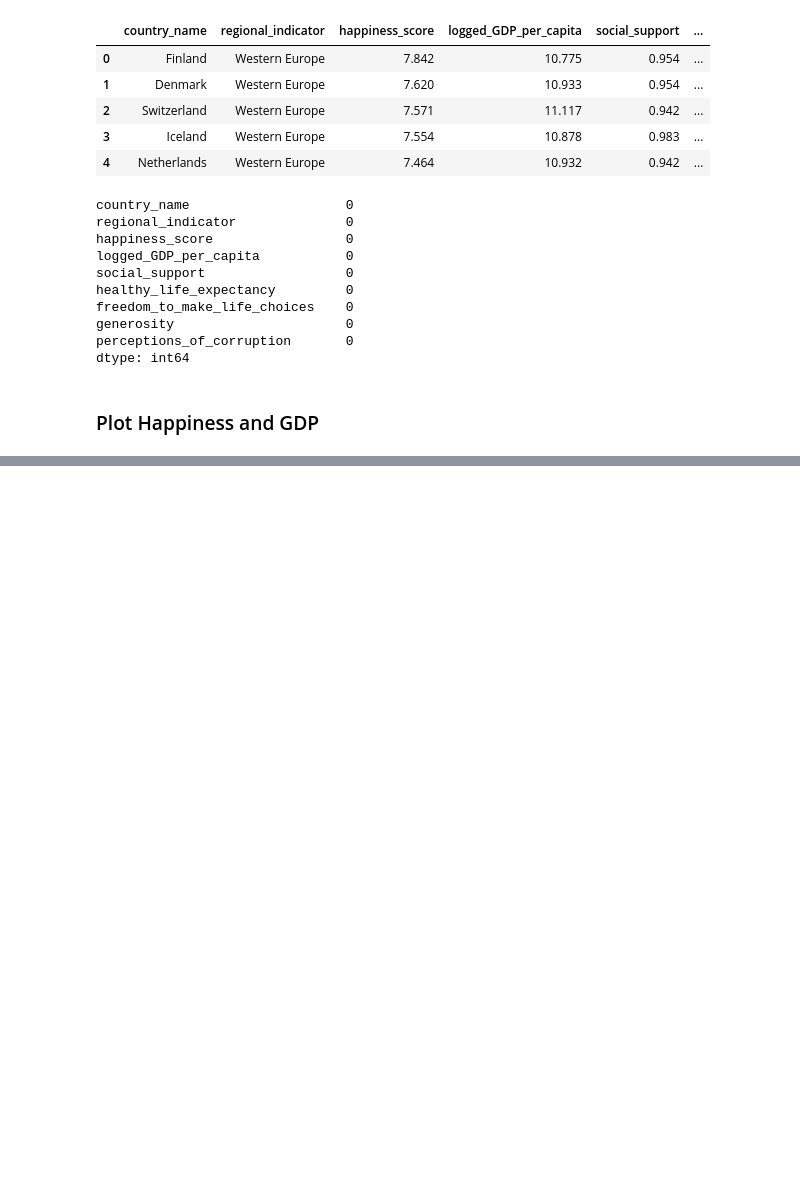
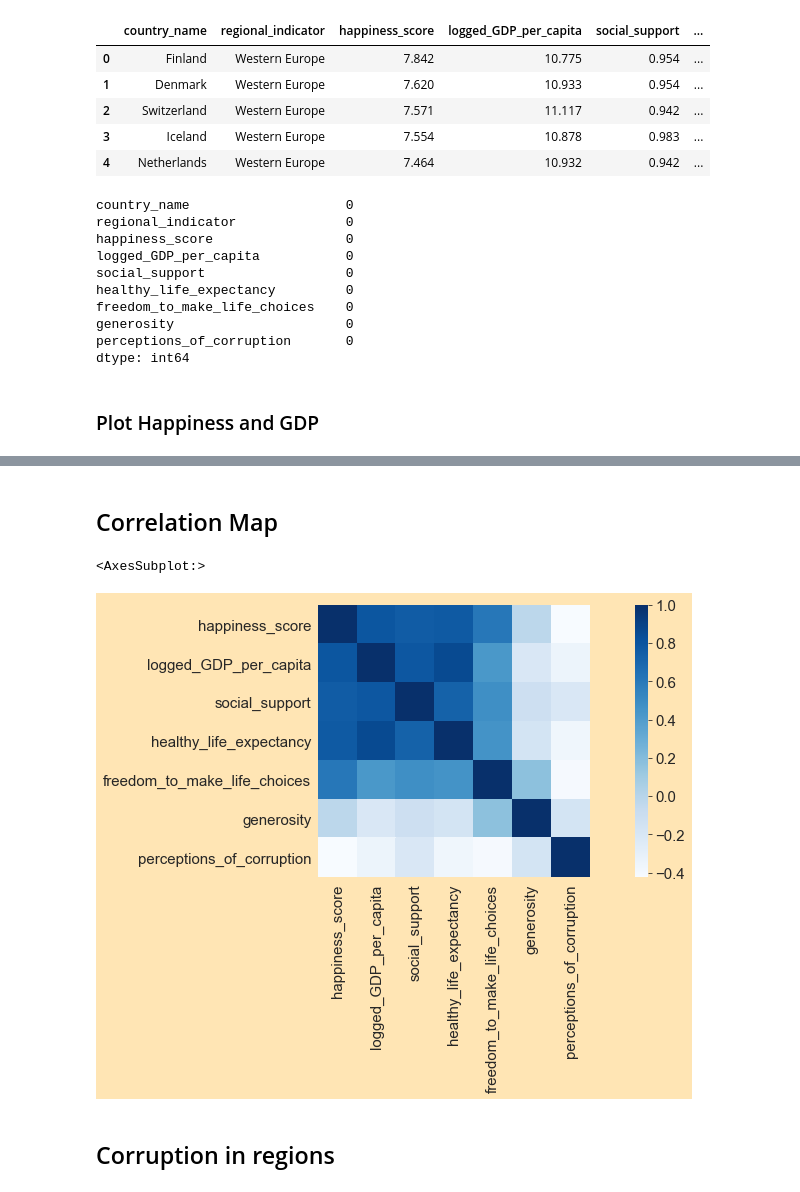
Before and after one commit to eliud-kagema/world-happiness-analysis, a Jupyter notebook: world-happiness-report-2021.ipynb, the cells around one changed output, grey strips where cells are left out. Drawn from its saved outputs; the diff is of its cells as text; code cells hidden in the pictures; blank space fills up the shorter version.

```diff
--- a/world-happiness-report-2021.ipynb
+++ b/world-happiness-report-2021.ipynb
@@ -64,0 +108,11 @@ plt.xlabel
+# %% [markdown]
+## Correlation Map
+# %%
+cor = happy_df.corr(method='pearson')
+f, ax = plt.subplots(figsize = (16, 5))
+sns.heatmap(cor, mask = np.zeros_like(cor, dtype=np.bool), cmap='Blues', square=True, ax=ax)
+# %% [output]
+<AxesSubplot:>
+[figure, added]
+# %% [markdown]
+## Corruption in regions
```
Also changed, not shown: parts of 9 cells of this notebook.
